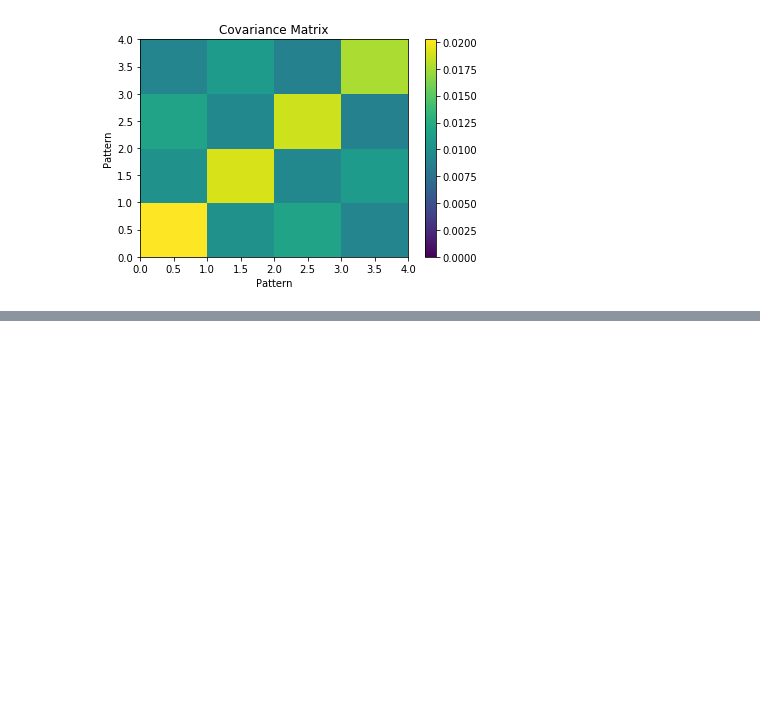
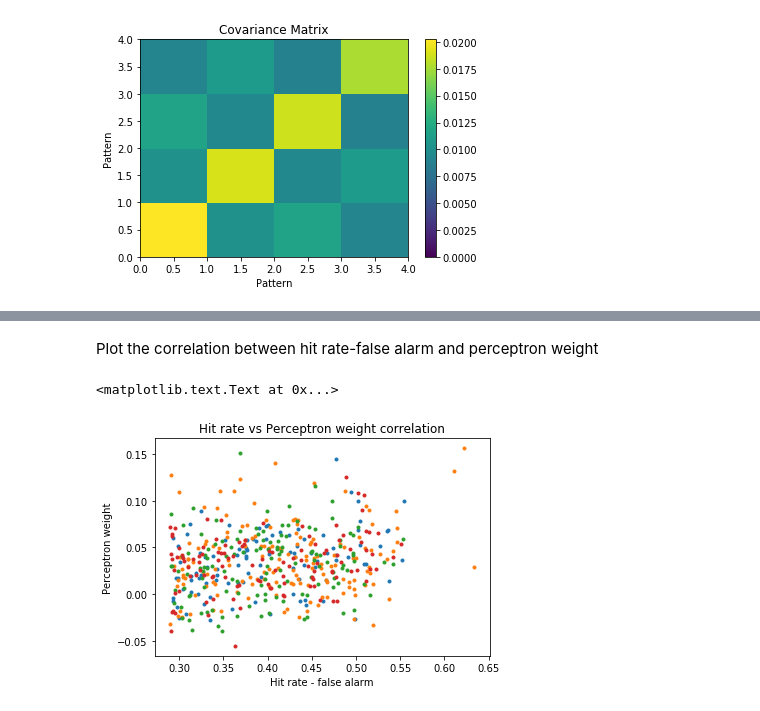
Before and after one commit to jgarridoalcazar/InhPlastVisualization, a Jupyter notebook: analysis/mfGrC/TopHit500EA/NoPlasticity4.ipynb, the cells around one changed output, grey strips where cells are left out. Drawn from its saved outputs; the diff is of its cells as text; code cells hidden in the pictures; blank space fills up the shorter version.

```diff
--- a/analysis/mfGrC/TopHit500EA/NoPlasticity4.ipynb
+++ b/analysis/mfGrC/TopHit500EA/NoPlasticity4.ipynb
@@ -908,0 +1111,13 @@ plt.title('Covariance Matrix')
+# %% [markdown]
+Plot the correlation between hit rate-false alarm and perceptron weight
+# %%
+perceptron_weights = gc_layer.get_weights()[0]
+plt.figure()
+for pattern_id in range(simulation.pattern_generator.number_of_patterns):
+    plt.plot(hit_matrix[pattern_id,top_neurons[top_patterns==pattern_id]]-fa_matrix[pattern_id,top_neurons[top_patterns==pattern_id]],perceptron_weights[top_neurons[top_patterns==pattern_id],pattern_id],'.',label='Pattern %s'%pattern_id)
+plt.xlabel('Hit rate - false alarm')
+plt.ylabel('Perceptron weight')
+plt.title('Hit rate - false alarm vs Perceptron weight correlation')
+# %% [output]
+<matplotlib.text.Text at 0x...>
+[figure, added]
```
Also changed, not shown: parts of 15 cells of this notebook, 1 other file.
